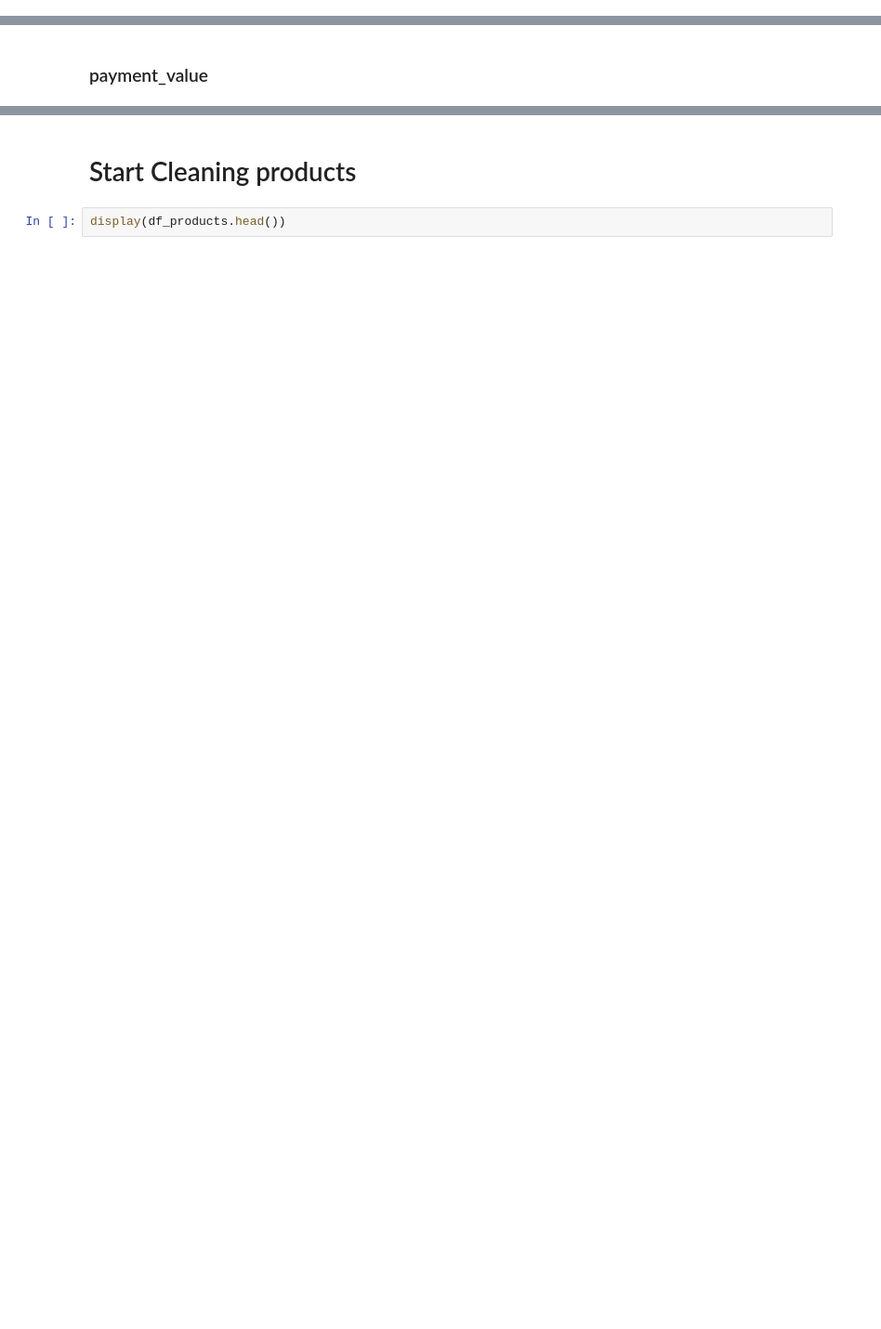
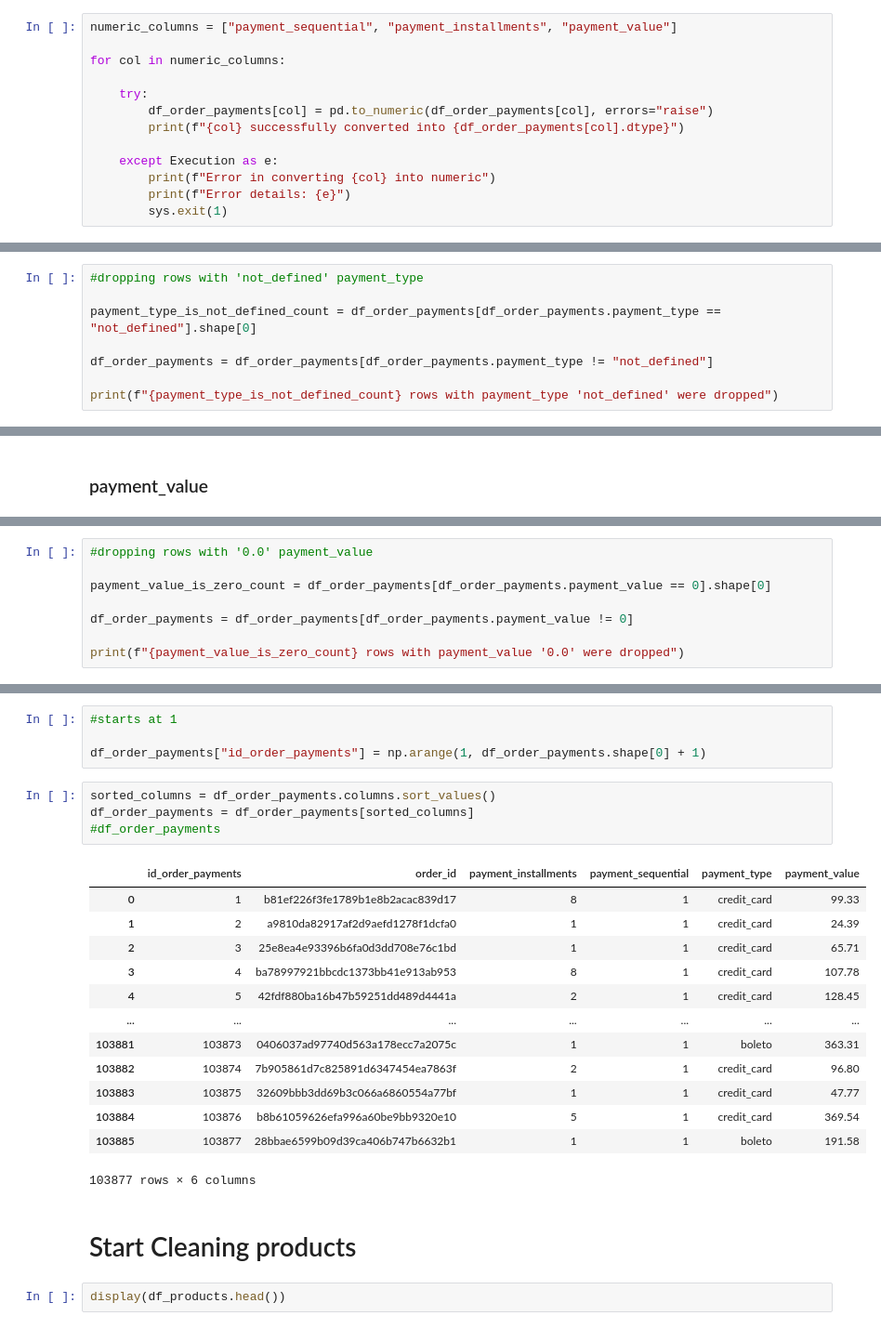
Before and after one commit to dtyrna/olist-marketplace-analysis, a Jupyter notebook: scripts/silver/silver_clean_order_payments_products_sellers.ipynb, the cells around one changed output, grey strips where cells are left out. Shown at 93% size. Saved outputs shown, nothing was run; the diff lists cells and outputs as text; blank space fills up the shorter version.

```diff
--- a/scripts/silver/silver_clean_order_payments_products_sellers.ipynb
+++ b/scripts/silver/silver_clean_order_payments_products_sellers.ipynb
@@ -74,0 +77,13 @@ transaction value
+# %%
+numeric_columns = ["payment_sequential", "payment_installments", "payment_value"]
+
+for col in numeric_columns:
+
+    try:
+        df_order_payments[col] = pd.to_numeric(df_order_payments[col], errors="raise")
+        print(f"{col} successfully converted into {df_order_payments[col].dtype}")
+
+    except Execution as e:
+        print(f"Error in converting {col} into numeric")
+        print(f"Error details: {e}")
+        sys.exit(1)
@@ -106,3 +125,11 @@ voucher         5775
 debit_card      1529
 not_defined        3
 Name: count, dtype: int64
+# %%
+#dropping rows with 'not_defined' payment_type
+
+payment_type_is_not_defined_count = df_order_payments[df_order_payments.payment_type == "not_defined"].shape[0]
+
+df_order_payments = df_order_payments[df_order_payments.payment_type != "not_defined"]
+
+print(f"{payment_type_is_not_defined_count} rows with payment_type 'not_defined' were dropped")
@@ -161,2 +190,10 @@ min           0.000000
 max       13664.080000
 Name: payment_value, dtype: float64
+# %%
+#dropping rows with '0.0' payment_value
+
+payment_value_is_zero_count = df_order_payments[df_order_payments.payment_value == 0].shape[0]
+
+df_order_payments = df_order_payments[df_order_payments.payment_value != 0]
+
+print(f"{payment_value_is_zero_count} rows with payment_value '0.0' were dropped")
@@ -163,3 +204,25 @@ Name: payment_value, dtype: float64
+# %%
+#starts at 1
+
+df_order_payments["id_order_payments"] = np.arange(1, df_order_payments.shape[0] + 1)
+# %%
+sorted_columns = df_order_payments.columns.sort_values()
+df_order_payments = df_order_payments[sorted_columns]
+#df_order_payments
+# %% [output]
+|  | id_order_payments | order_id | payment_installments | payment_sequential | payment_type | payment_value |
+| 0 | 1 | b81ef226f3fe1789b1e8b2acac839d17 | 8 | 1 | credit_card | 99.33 |
+| 1 | 2 | a9810da82917af2d9aefd1278f1dcfa0 | 1 | 1 | credit_card | 24.39 |
+| 2 | 3 | 25e8ea4e93396b6fa0d3dd708e76c1bd | 1 | 1 | credit_card | 65.71 |
+| 3 | 4 | ba78997921bbcdc1373bb41e913ab953 | 8 | 1 | credit_card | 107.78 |
+| 4 | 5 | 42fdf880ba16b47b59251dd489d4441a | 2 | 1 | credit_card | 128.45 |
+| ... | ... | ... | ... | ... | ... | ... |
+| 103881 | 103873 | 0406037ad97740d563a178ecc7a2075c | 1 | 1 | boleto | 363.31 |
+| 103882 | 103874 | 7b905861d7c825891d6347454ea7863f | 2 | 1 | credit_card | 96.80 |
+| 103883 | 103875 | 32609bbb3dd69b3c066a6860554a77bf | 1 | 1 | credit_card | 47.77 |
+| 103884 | 103876 | b8b61059626efa996a60be9bb9320e10 | 5 | 1 | credit_card | 369.54 |
+| 103885 | 103877 | 28bbae6599b09d39ca406b747b6632b1 | 1 | 1 | boleto | 191.58 |
+103877 rows × 6 columns
 # %% [markdown]
 # Start Cleaning products
 # %%
```
Also changed, not shown: parts of 41 cells of this notebook.
